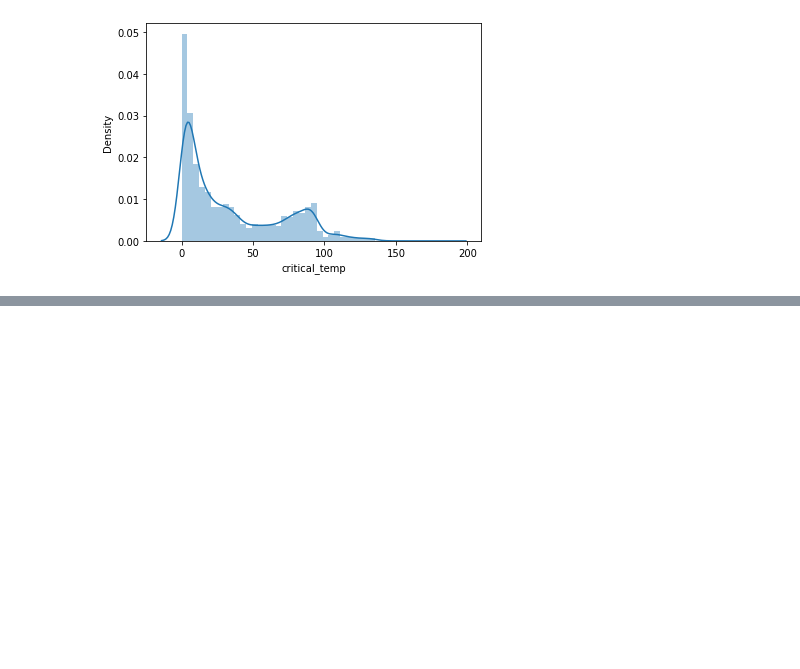
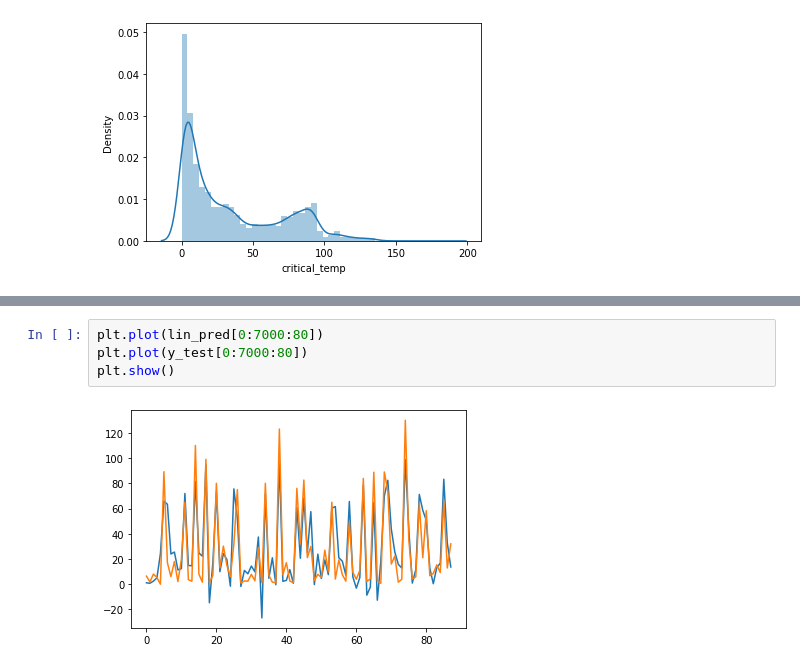
Before and after one commit to SRP457/DataAnalytics, a Jupyter notebook: DA.ipynb, the cells around one changed output, grey strips where cells are left out. Saved outputs shown, nothing was run; the diff lists cells and outputs as text; blank space fills up the shorter version.

```diff
--- a/DA.ipynb
+++ b/DA.ipynb
@@ -181,0 +747,6 @@ sns.distplot(data["critical_temp"])
+# %%
+plt.plot(lin_pred[0:7000:80])
+plt.plot(y_test[0:7000:80])
+plt.show()
+# %% [output]
+[figure, added]
```
Also changed, not shown: parts of 96 cells of this notebook.
